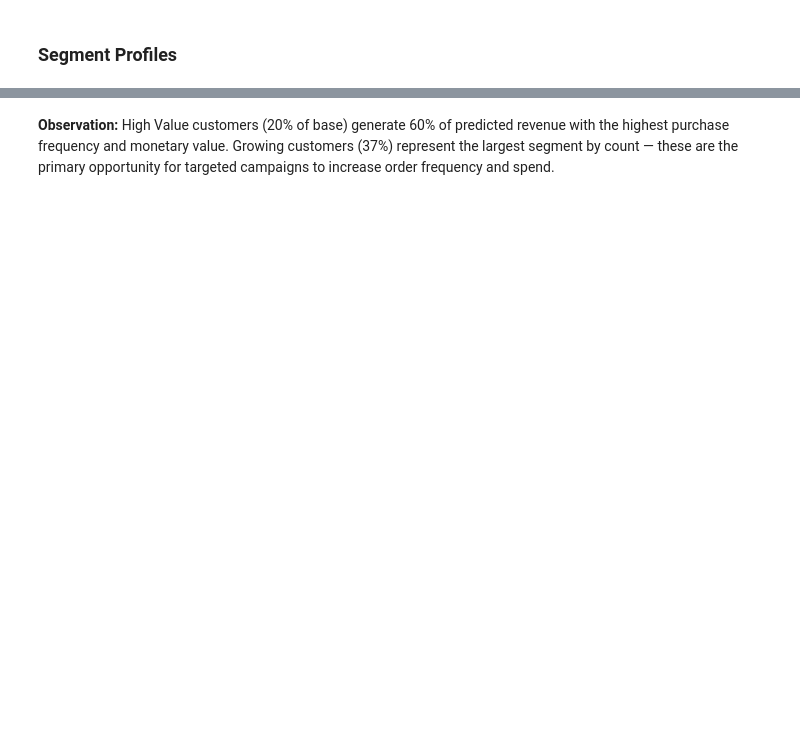
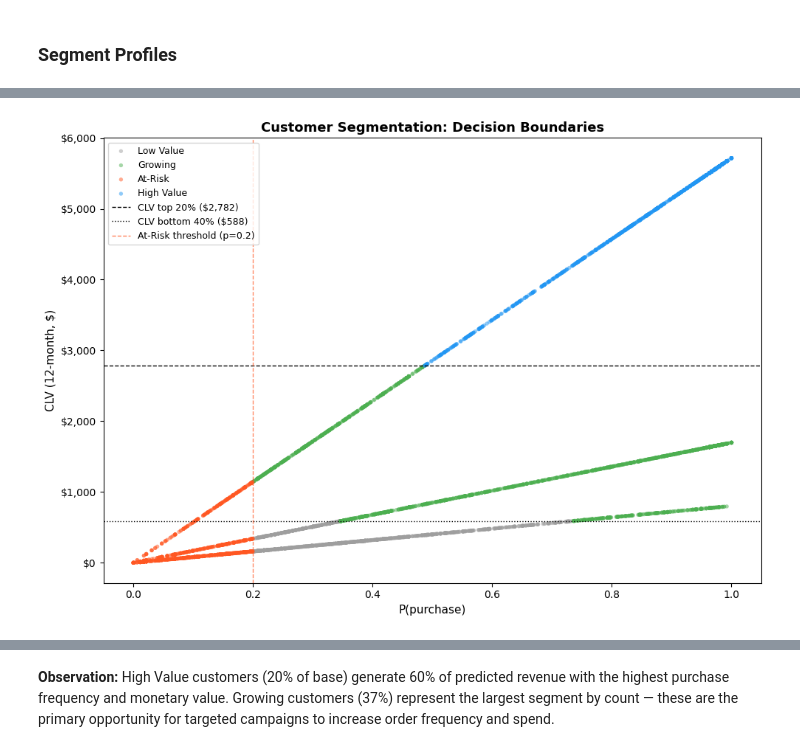
Before and after one commit to dsyhub/customer-lifetime-value-prediction, a Jupyter notebook: notebooks/03_customer_lifetime_value_segmentation.ipynb, the cells around one changed output, grey strips where cells are left out. Saved outputs shown, nothing was run; the diff lists cells and outputs as text; code cells hidden in the pictures; blank space fills up the shorter version.

```diff
--- a/notebooks/03_customer_lifetime_value_segmentation.ipynb
+++ b/notebooks/03_customer_lifetime_value_segmentation.ipynb
@@ -790,0 +823,36 @@ plt.show()
+# %%
+# Segmentation decision boundary visualization
+fig, ax = plt.subplots(figsize=(10, 7))
+
+colors = {
+    'High Value': '#2196F3',
+    'Growing':    '#4CAF50',
+    'At-Risk':    '#FF5722',
+    'Low Value':  '#9E9E9E',
+}
+
+for seg in ['Low Value', 'Growing', 'At-Risk', 'High Value']:
+    mask = df['segment'] == seg
+    ax.scatter(
+        df.loc[mask, 'p_purchase'],
+        df.loc[mask, 'clv_12m'],
+        c=colors[seg], label=seg, alpha=0.5, s=15, edgecolors='none'
+    )
+
+# Decision boundaries
+ax.axhline(y=clv_top20_threshold, color='black', linestyle='--', linewidth=1,
+           label=f'CLV top 20% (${clv_top20_threshold:,.0f})')
+ax.axhline(y=clv_bottom40_threshold, color='black', linestyle=':', linewidth=1,
+           label=f'CLV bottom 40% (${clv_bottom40_threshold:,.0f})')
+ax.axvline(x=P_PURCHASE_ATRISK, color='#FF5722', linestyle='--', linewidth=1,
+           alpha=0.7, label=f'At-Risk threshold (p={P_PURCHASE_ATRISK})')
+
+ax.set_xlabel('P(purchase)', fontsize=11)
+ax.set_ylabel('CLV (12-month, $)', fontsize=11)
+ax.set_title('Customer Segmentation: Decision Boundaries', fontsize=13, fontweight='bold')
+ax.yaxis.set_major_formatter(mticker.FuncFormatter(lambda x, _: f'${x:,.0f}'))
+ax.legend(loc='upper left', fontsize=9)
+plt.tight_layout()
+plt.show()
+# %% [output]
+[figure, added]
```
Also changed, not shown: parts of 43 cells of this notebook, 11 other files.
